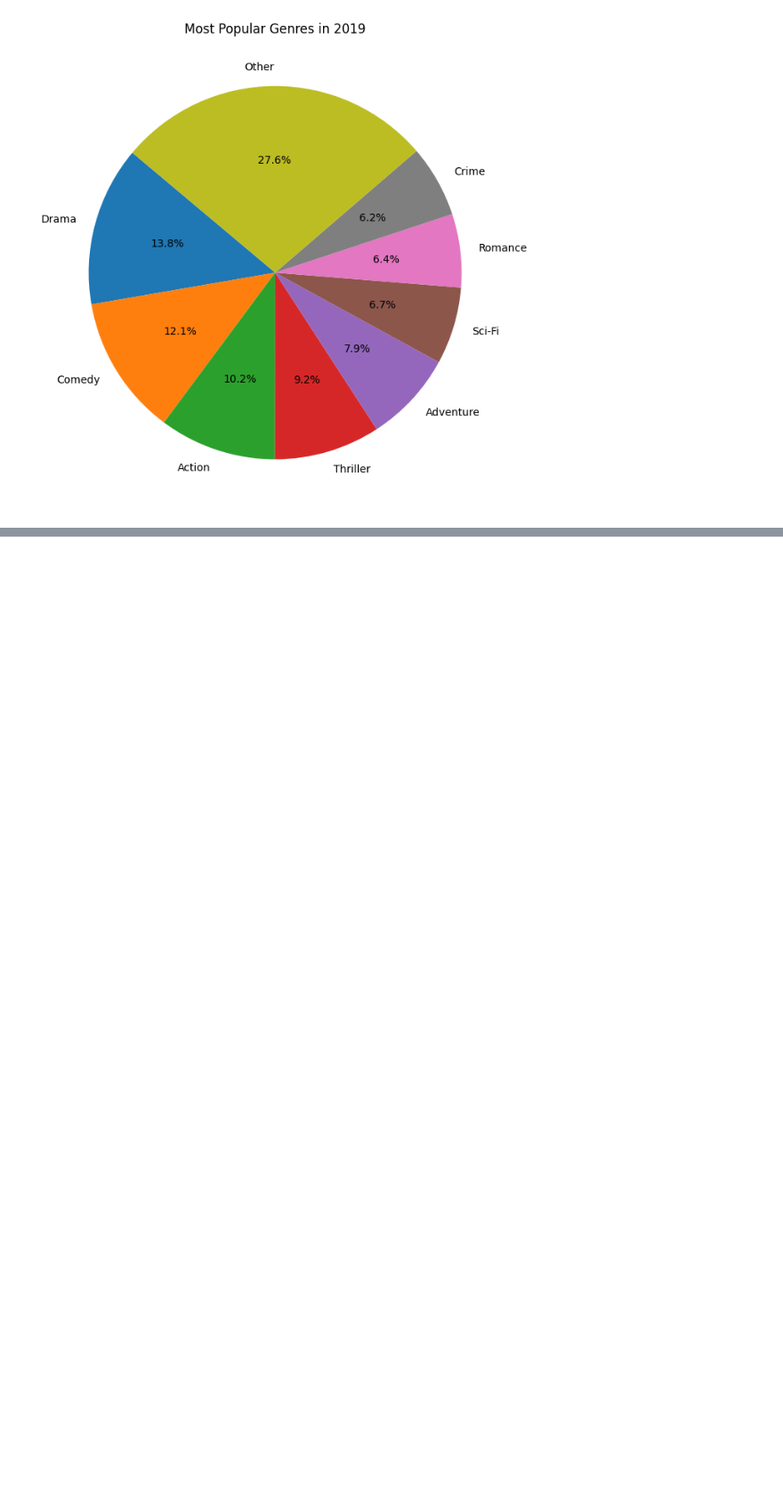
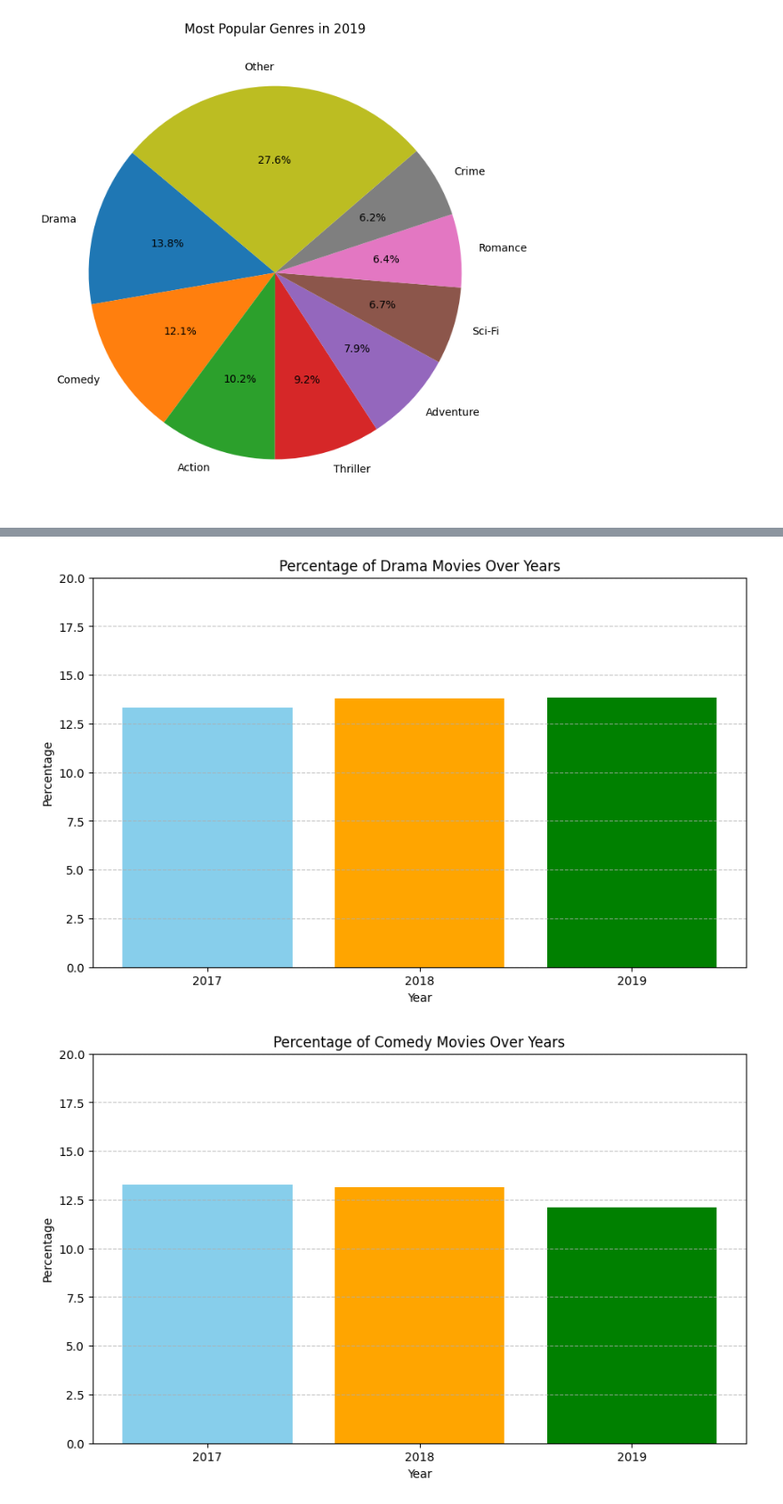
Before and after one commit to Zasada94/vod_data_analysis, a Jupyter notebook: project.ipynb, the cells around one changed output, grey strips where cells are left out. Shown at 89% size. Cells and saved outputs as stored; diff of their text form; code cells hidden in the pictures; blank space fills up the shorter version.

```diff
--- a/project.ipynb
+++ b/project.ipynb
@@ -172,3 +174,20 @@ for year in ["2017", "2018", "2019"]:
 [figure]
 [figure]
 [figure]
+# %%
+# przekształcenie df do wartości procentowych:
+percentages_df = (genres_popularity_df.div(genres_popularity_df.sum(axis=0), axis=1) * 100).round(2)
+
+# dodanie kolumny wyliczającej średnią procentową dla genres z 3 lat:
+percentages_df['Mean'] = percentages_df.mean(axis=1)
+
+# Posortowanie malejąco wg średniej:
+percentages_df_sorted = percentages_df.sort_values(by='Mean', ascending=False)
+
+# Dodanie kolumny 'is_more_popular':
+percentages_df_sorted['is_more_popular'] = percentages_df_sorted['Mean'] < percentages_df_sorted['2019']
+
+# Usunięcie kolumny 'Mean' po posortowaniu:
+percentages_df_sorted=percentages_df_sorted.drop(columns='Mean')
+
+print(percentages_df_sorted)
@@ -174,0 +212,16 @@ for year in ["2017", "2018", "2019"]:
+# %%
+percentages_df_sorted=percentages_df_sorted.drop(columns='is_more_popular')
+
+# Tworzenie wykresów kolumnowych dla każdego gatunku
+for genre in percentages_df_sorted.index[:3]:
+    plt.figure(figsize=(10, 6))
+    plt.bar(['2017', '2018', '2019'], percentages_df_sorted.loc[genre], color=['skyblue', 'orange', 'green'])
+    plt.title(f'Percentage of {genre} Movies Over Years')
+    plt.xlabel('Year')
+    plt.ylabel('Percentage')
+    plt.ylim(0, 20)
+    plt.grid(axis='y', linestyle='--', alpha=0.7)
+    plt.show()
+# %% [output]
+[figure, added]
+[figure, added]
```
Also changed, not shown: parts of 10 cells of this notebook.
